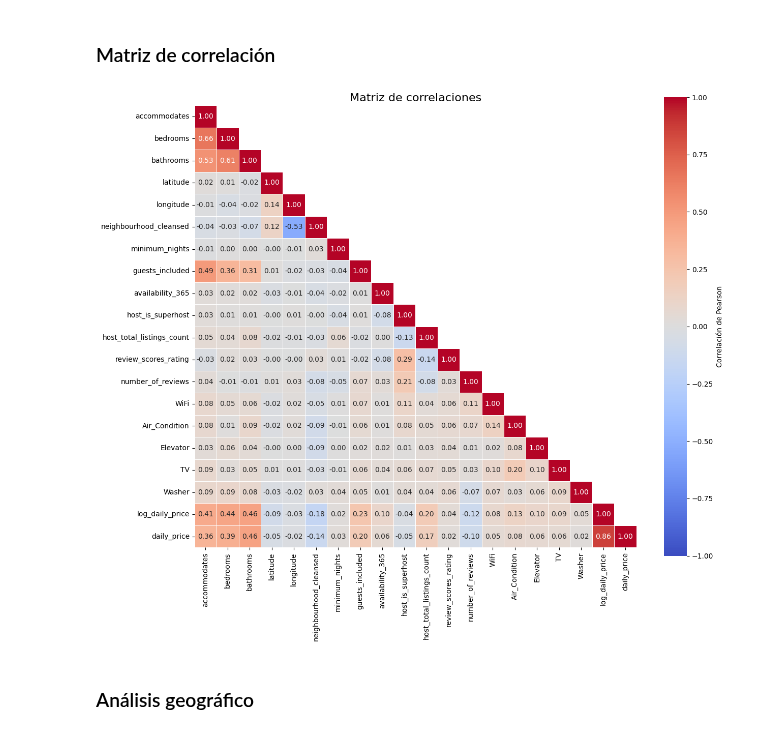
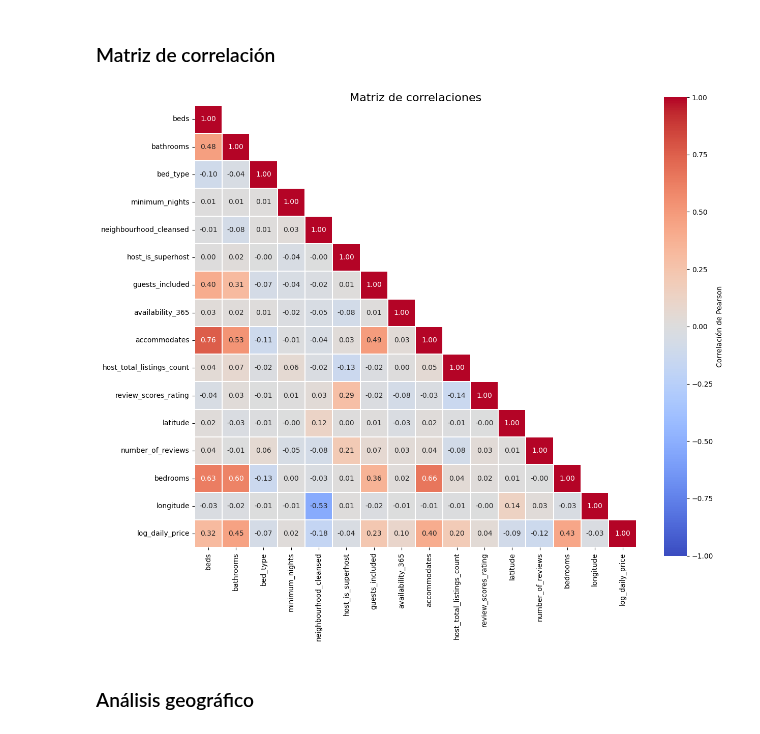
Before and after one commit to santidrelew/tp-mpg, a Jupyter notebook: tp_mpg.ipynb, the cells around one changed output. Drawn from its saved outputs; the diff is of its cells as text; code cells hidden in the pictures.

Commit message:
Selección de variables, datos atípicos (REVISAR), extracción de la muestra y regresión OLS

```diff
--- a/tp_mpg.ipynb
+++ b/tp_mpg.ipynb
@@ -663,0 +440,9 @@ df = df_raw[FEATURES + [TARGET] + ["daily_price"]].copy()
+# %%
+FEATURES = (
+    INFO_HOST + UBICACION + ALOJAMIENTO + CONDS_RESERVA +
+    DISPONIBILIDAD + REVIEWS + COMODIDADES
+)
+
+TARGET = "log_daily_price"
+
+df = df_raw[FEATURES + ["daily_price"] + [TARGET]].copy()
@@ -663,0 +469,4 @@ df = df_raw[FEATURES + [TARGET] + ["daily_price"]].copy()
+# %%
+variables_numericas = list(set(FEATURES) - set(COMODIDADES)) + [TARGET]
+
+df[variables_numericas].describe()
@@ -685,22 +504,6 @@ dtype: int64
 El precio máximo salta desde 1600 directamente a 3000. Pareciera que 3000 es un precio máximo. Los eliminamos
 # %%
 df_price_cleaned = df[df["daily_price"] < 3000].copy()
-# %%
-# Variables numéricas donde buscamos posibles outliers
-variables_numericas = [
-    "log_daily_price",
-    "minimum_nights",
-    "accommodates",
-    "bedrooms",
-    "bathrooms",
-    "beds",
-    "number_of_reviews",
-    "host_total_listings_count",
-    "guests_included"
-]
-
-# Conservar solamente las que están en df
-variables_numericas = [col for col in variables_numericas if col in df_price_cleaned.columns]
 # %%
 n_cols = 3
 n_rows = int(np.ceil(len(variables_numericas) / n_cols))
@@ -895,7 +706,5 @@ Observando estos datos decidimos eliminar los registros que no tienen baños ent
 # %%
-df_bathrooms_cleaned = df_price_cleaned[
-    (df_price_cleaned["bathrooms"] >= 3) & (df_price_cleaned["bathrooms"] <= 10)
-].copy()
+df_bathrooms_cleaned = df_price_cleaned[df_price_cleaned["bathrooms"].between(2, 11)].copy()
 # %% [markdown]
 Resulta que salta el precio de 1600 a 3000. Pareciera ser 3000 un precio máximo.
 # %%
@@ -963,32 +772,32 @@ df = df_bathrooms_cleaned.copy()
 ### Matriz de correlación
 # %%
 # Matriz de correlaciones de Pearson
-corr = df.corr(method="pearson")
+corr = df[variables_numericas].corr(method="pearson")
 
 # Ocultar triángulo superior
 mask = np.triu(np.ones_like(corr, dtype=bool), k=1)
 
 plt.figure(figsize=(13, 11))
 
 sns.heatmap(
     corr,
     mask=mask,
     annot=True,
     fmt=".2f",
     cmap="coolwarm",
     center=0,
     vmin=-1,
     vmax=1,
-    linewidths=0.5,
+    linewidths=0.1,
     square=True,
     cbar_kws={"label": "Correlación de Pearson"}
 )
 
 plt.title("Matriz de correlaciones", fontsize=16)
 plt.tight_layout()
 plt.show()
 # %% [output]
-[figure, old version]
+[figure, new version]
 # %% [markdown]
 ### Análisis geográfico
 # %%
```
Also changed, not shown: parts of 49 cells of this notebook.
